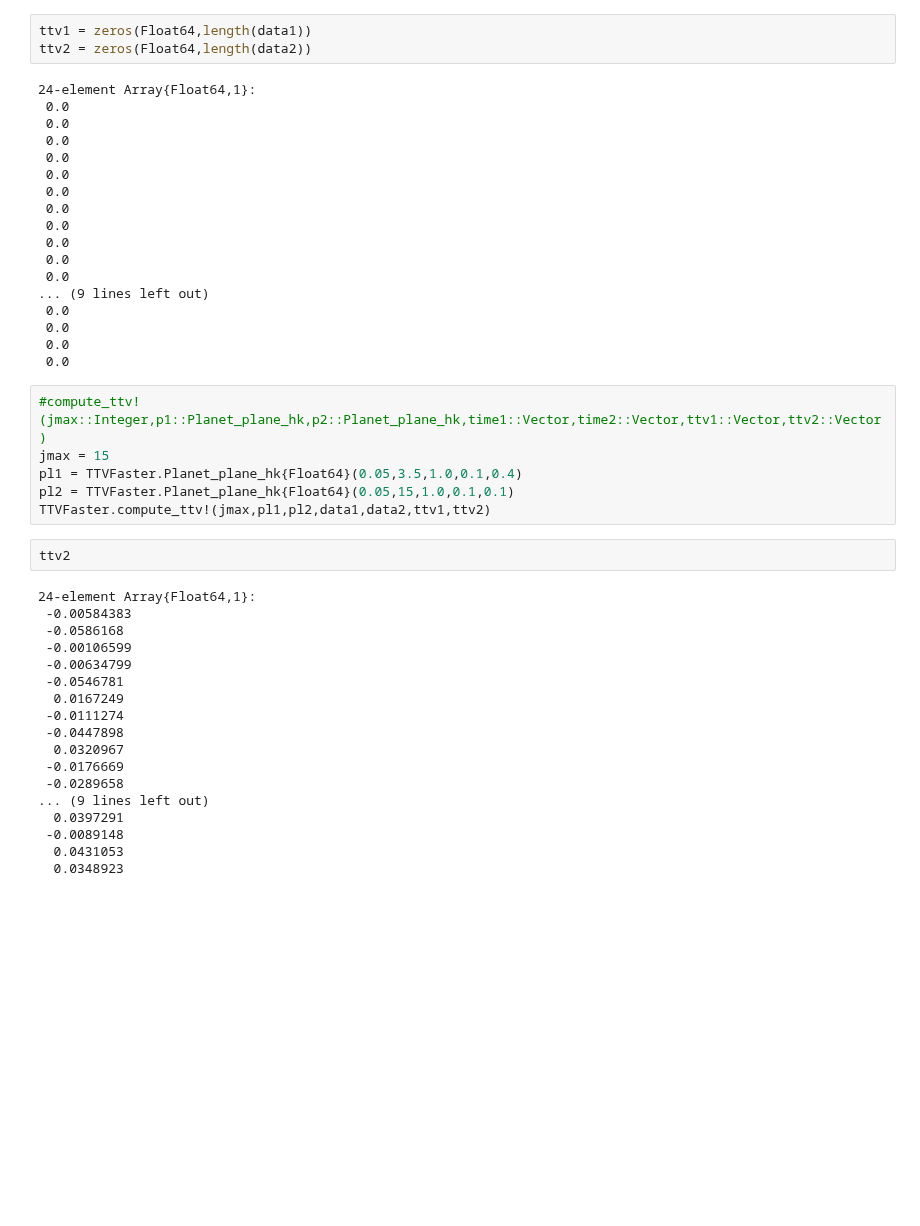
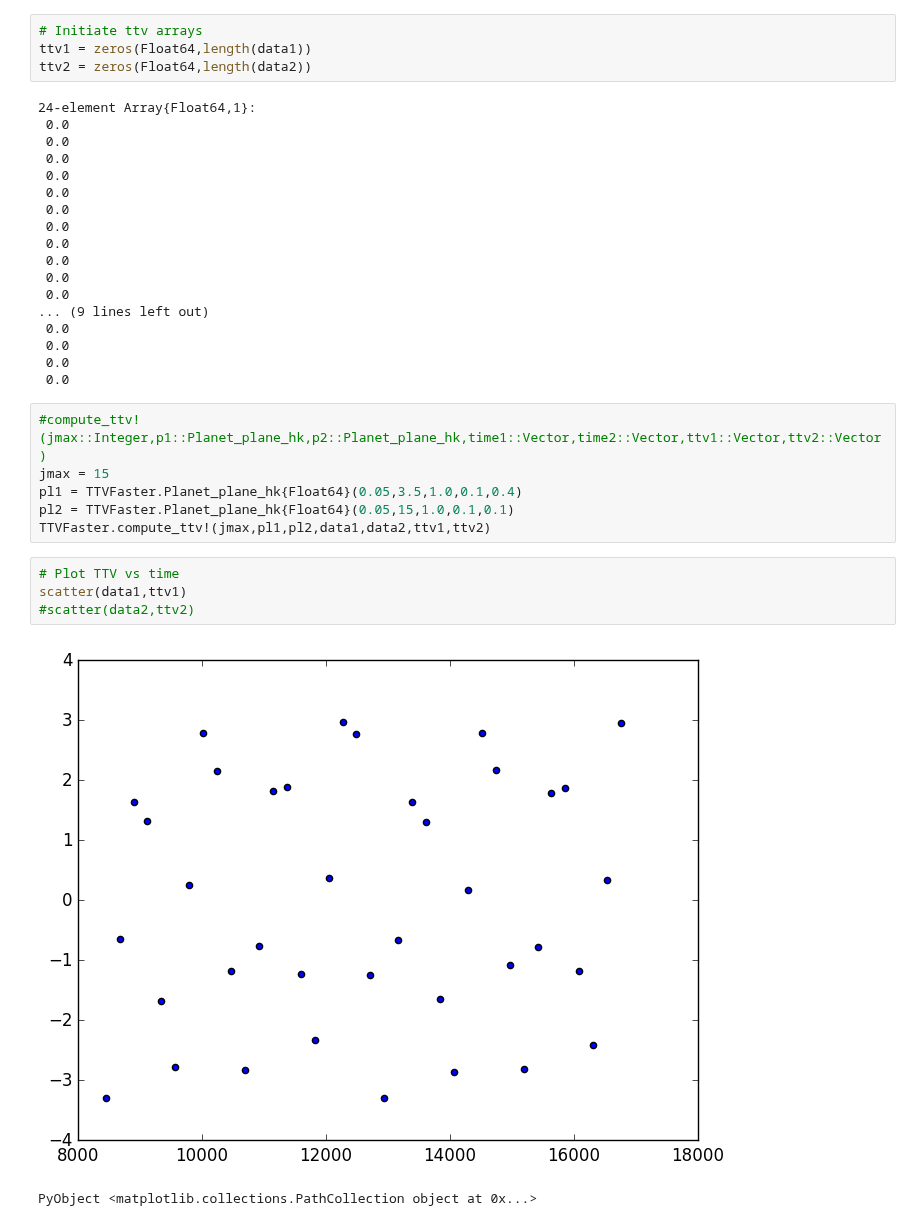
Before and after one commit to jlustigy/ExoJulia, a Jupyter notebook: Homework/hw4/Andrew_Spencer/hw4.ipynb, the cells around one changed output. Cells and saved outputs as stored; diff of their text form; blank space fills up the shorter version.

```diff
--- a/Homework/hw4/Andrew_Spencer/hw4.ipynb
+++ b/Homework/hw4/Andrew_Spencer/hw4.ipynb
@@ -29,6 +33,7 @@ data2 = readdlm("../ttv_planet2.txt")[:,1]
  16497.4
  16862.7
 # %%
+# Initiate ttv arrays
 ttv1 = zeros(Float64,length(data1))
 ttv2 = zeros(Float64,length(data2))
 # %% [output]
@@ -55,23 +60,10 @@ jmax = 15
 pl1 = TTVFaster.Planet_plane_hk{Float64}(0.05,3.5,1.0,0.1,0.4)
 pl2 = TTVFaster.Planet_plane_hk{Float64}(0.05,15,1.0,0.1,0.1)
 TTVFaster.compute_ttv!(jmax,pl1,pl2,data1,data2,ttv1,ttv2)
-# %%
-ttv2
-# %% [output]
-24-element Array{Float64,1}:
- -0.00584383
- -0.0586168
- -0.00106599
- -0.00634799
- -0.0546781
-  0.0167249
- -0.0111274
- -0.0447898
-  0.0320967
- -0.0176669
- -0.0289658
-... (9 lines left out)
-  0.0397291
- -0.0089148
-  0.0431053
-  0.0348923
+# %%
+# Plot TTV vs time
+scatter(data1,ttv1)
+#scatter(data2,ttv2)
+# %% [output]
+[figure, added]
+PyObject <matplotlib.collections.PathCollection object at 0x...>
```
Also changed, not shown: parts of 30 cells of this notebook.
